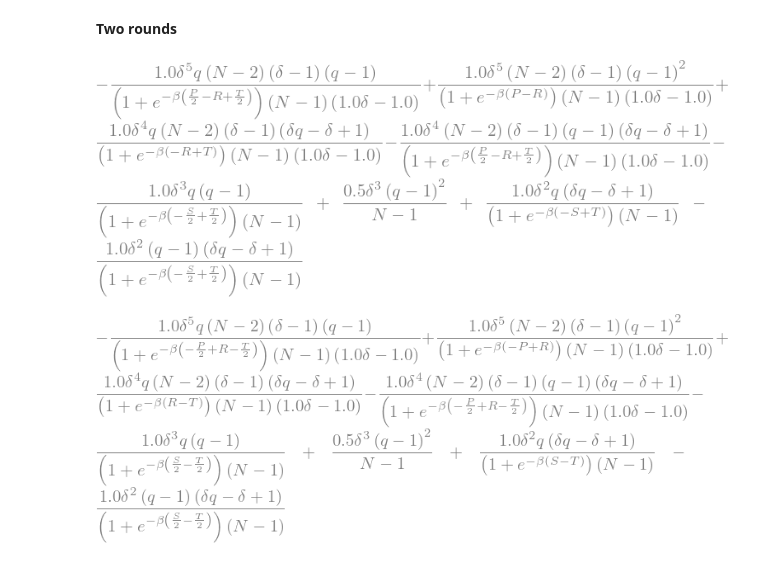
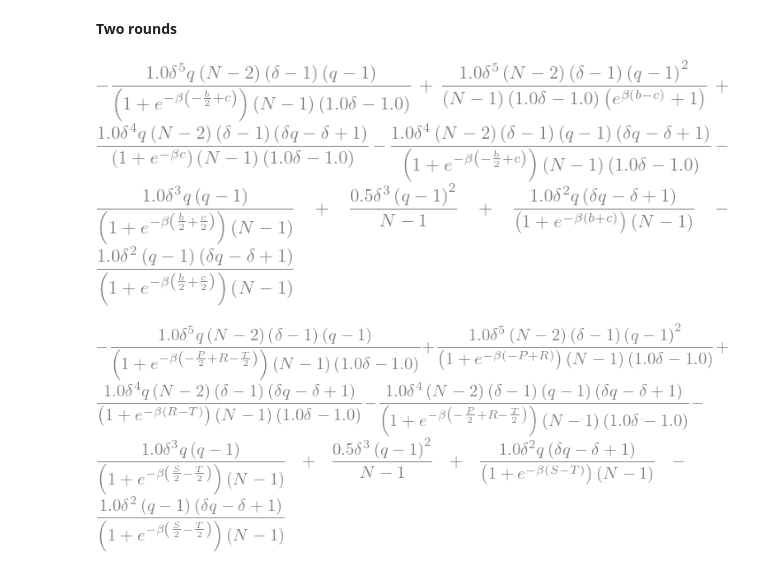
Before and after one commit to Nikoleta-v3/evolution-of-cooperation-with-limited-updating-payoff-memory, a Jupyter notebook: nbs/Maths.ipynb, the cells around one changed output. Saved outputs shown, nothing was run; the diff lists cells and outputs as text; code cells hidden in the pictures.

```diff
--- a/nbs/Maths.ipynb
+++ b/nbs/Maths.ipynb
@@ -616,10 +618,12 @@ x = phiTwoRounds(vRR, vRM, vMR, vMM, N, k=1)
 # %%
 for i, element in enumerate(x):
     x[i] = element.factor()
-# %%
-sum(x.multiply_elementwise(rho))
-# %% [output]
-[figure, removed]
+# %%
+b, c = sym.symbols("b, c")
+# %%
+sum(x.multiply_elementwise(rho)).subs({r: b -c, p: 0, t: b, s: -c})
+# %% [output]
+[figure, added]
 # %%
 sum(x.multiply_elementwise(rho.T))
 # %% [output]
```
Also changed, not shown: parts of 11 cells of this notebook, 19 other files.
